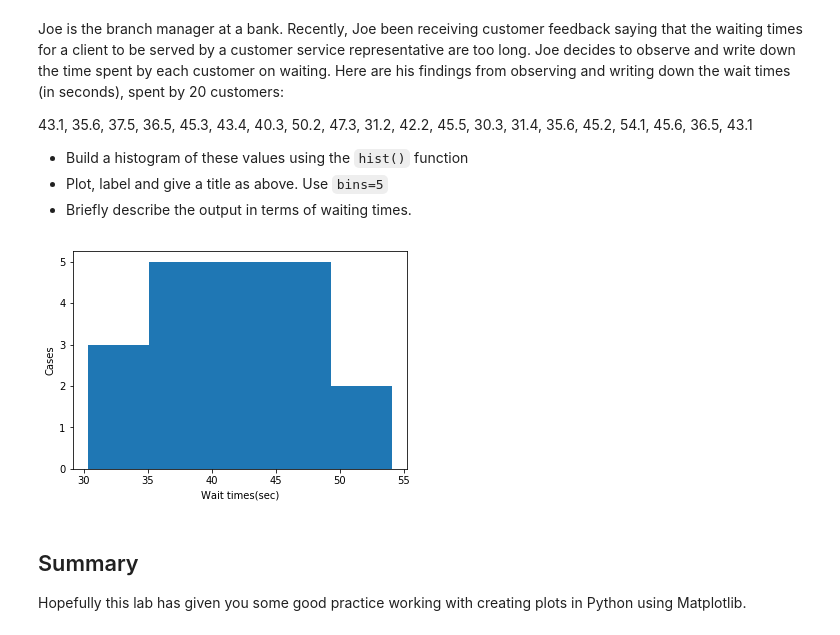
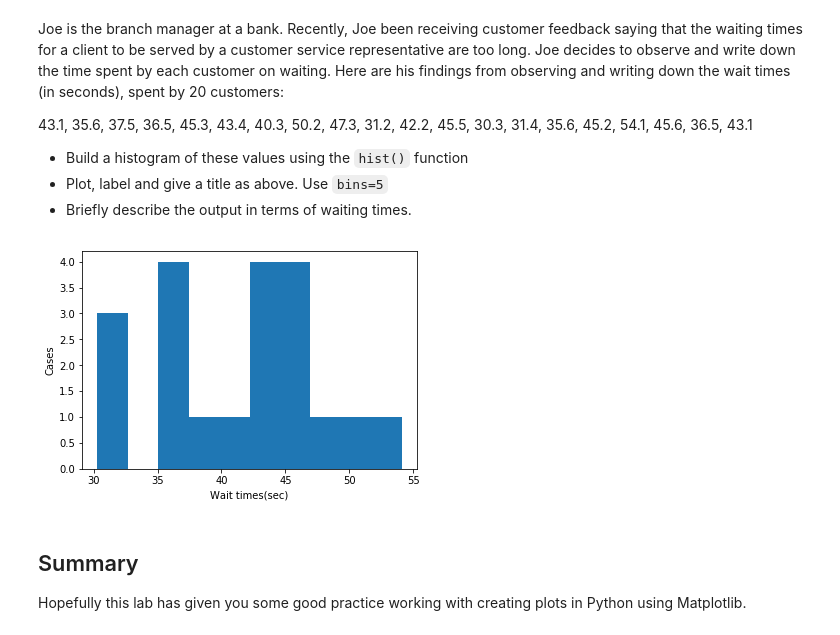
Before and after one commit to Teosoft7/dsc-0-01-22-visualizing-data-lab-seattle-ds-career-040119, a Jupyter notebook: index.ipynb, the cells around one changed output. Cells and saved outputs as stored; diff of their text form; code cells hidden in the pictures.

```diff
--- a/index.ipynb
+++ b/index.ipynb
@@ -100,15 +100,15 @@ Joe is the branch manager at a bank. Recently, Joe been receiving customer feedb
 # %%
 x = [43.1, 35.6, 37.5, 36.5, 45.3, 43.4, 40.3, 50.2, 47.3, 31.2, 42.2, 45.5, 30.3, 31.4, 35.6, 45.2, 54.1, 45.6, 36.5, 43.1]
 
 #Plot the distogram with hist() function
-plt.hist(x, bins=5)
+plt.hist(x, bins=10)
 
 # Label, give title and show the plot
 plt.xlabel('Wait times(sec)')
 plt.ylabel('Cases')
 plt.show()
 # %% [output]
-[figure, old version]
+[figure, new version]
 # %% [markdown]
 ## Summary
 
```
